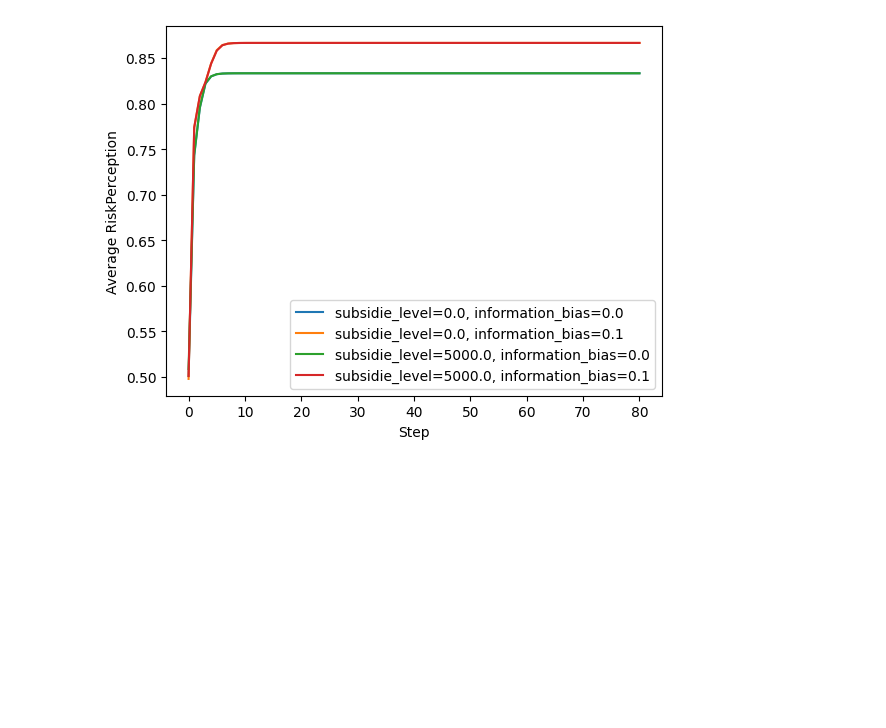
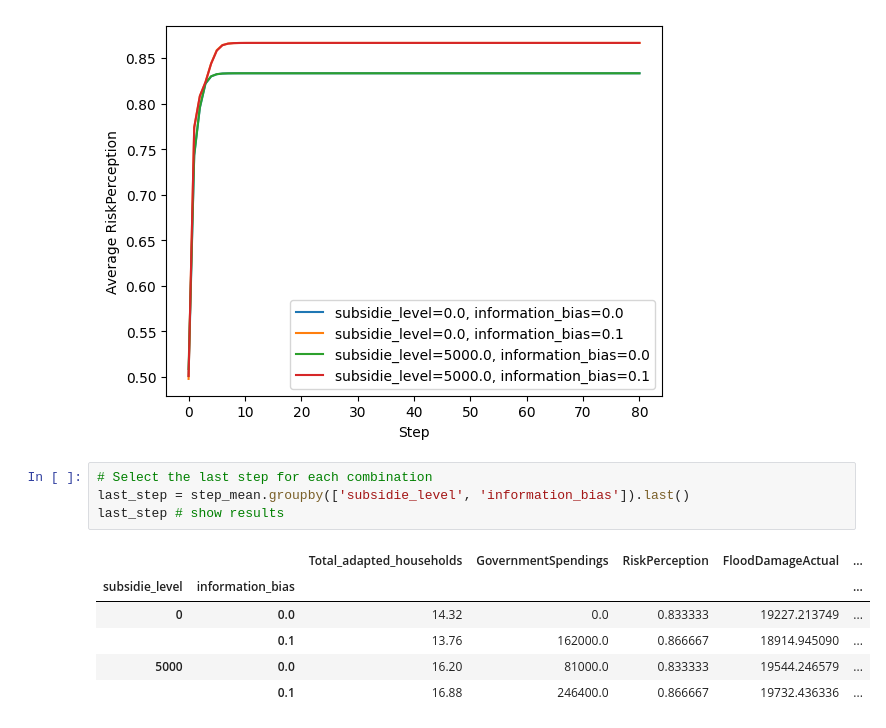
Before and after one commit to JonasKlimt/Agent_based_modelling_group32, a Jupyter notebook: model/policy_comparison.ipynb, the cells around one changed output. Drawn from its saved outputs; the diff is of its cells as text; blank space fills up the shorter version.

```diff
--- a/model/policy_comparison.ipynb
+++ b/model/policy_comparison.ipynb
@@ -135,4 +149,15 @@ plot_variable('RiskPerception')
 [figure]
 [figure]
 [figure]
+# %%
+# Select the last step for each combination
+last_step = step_mean.groupby(['subsidie_level', 'information_bias']).last()
+last_step # show results
+# %% [output]
+|  |  | Total_adapted_households | GovernmentSpendings | RiskPerception | FloodDamageActual | ... |
+| subsidie_level | information_bias |  |  |  |  | ... |
+| 0 | 0.0 | 14.32 | 0.0 | 0.833333 | 19227.213749 | ... |
+|  | 0.1 | 13.76 | 162000.0 | 0.866667 | 18914.945090 | ... |
+| 5000 | 0.0 | 16.20 | 81000.0 | 0.833333 | 19544.246579 | ... |
+|  | 0.1 | 16.88 | 246400.0 | 0.866667 | 19732.436336 | ... |
 # %%
```
Also changed, not shown: parts of 5 cells of this notebook, 3 other files.
